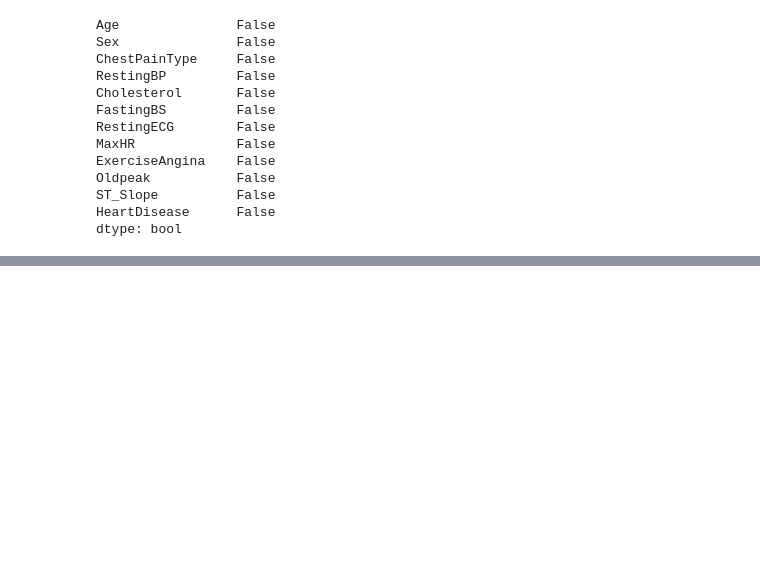
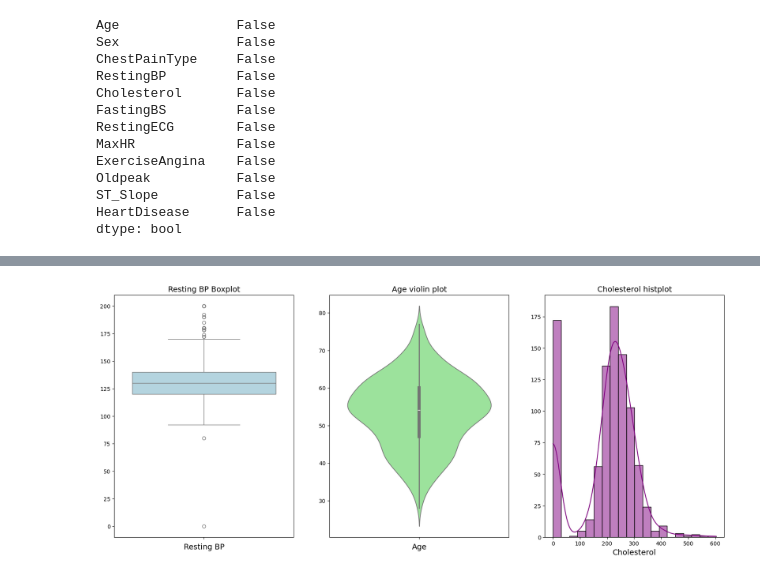
Before and after one commit to HernanRochon664/Proyectos-ML, a Jupyter notebook: HeartDisease-Classification/HeartDiseaseCLF.ipynb, the cells around one changed output, grey strips where cells are left out. Cells and saved outputs as stored; diff of their text form; code cells hidden in the pictures; blank space fills up the shorter version.

```diff
--- a/HeartDisease-Classification/HeartDiseaseCLF.ipynb
+++ b/HeartDisease-Classification/HeartDiseaseCLF.ipynb
@@ -121,0 +170,24 @@ dtype: bool
+# %%
+plt.figure(figsize=(20,8))
+
+plt.subplot(1,3,1)
+sns.boxplot(y=df['RestingBP'], color='lightblue')
+plt.title('Resting BP Boxplot', fontsize=14)
+plt.xlabel('Resting BP', fontsize=14)
+plt.ylabel('')
+
+plt.subplot(1,3,2)
+sns.violinplot(y=df['Age'], color='lightgreen')
+plt.title('Age violin plot', fontsize=14)
+plt.xlabel('Age', fontsize=14)
+plt.ylabel('')
+
+plt.subplot(1,3,3)
+sns.histplot(df['Cholesterol'], kde=True, bins=20, color='purple')
+plt.title('Cholesterol histplot', fontsize=14)
+plt.xlabel('Cholesterol', fontsize=14)
+plt.ylabel('')
+
+plt.show()
+# %% [output]
+[figure, added]
```
Also changed, not shown: parts of 2 cells of this notebook.
